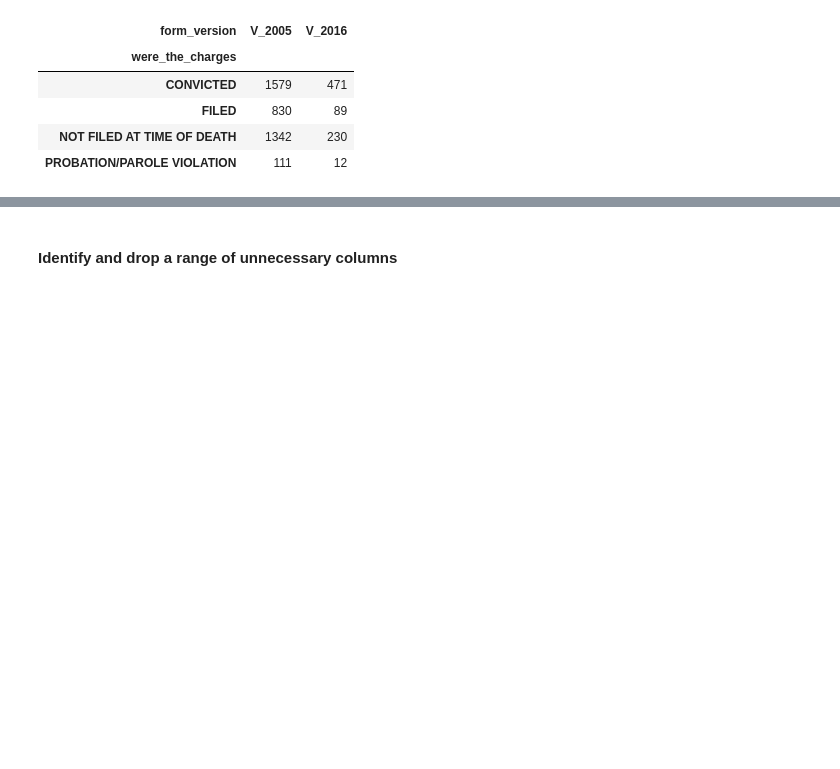
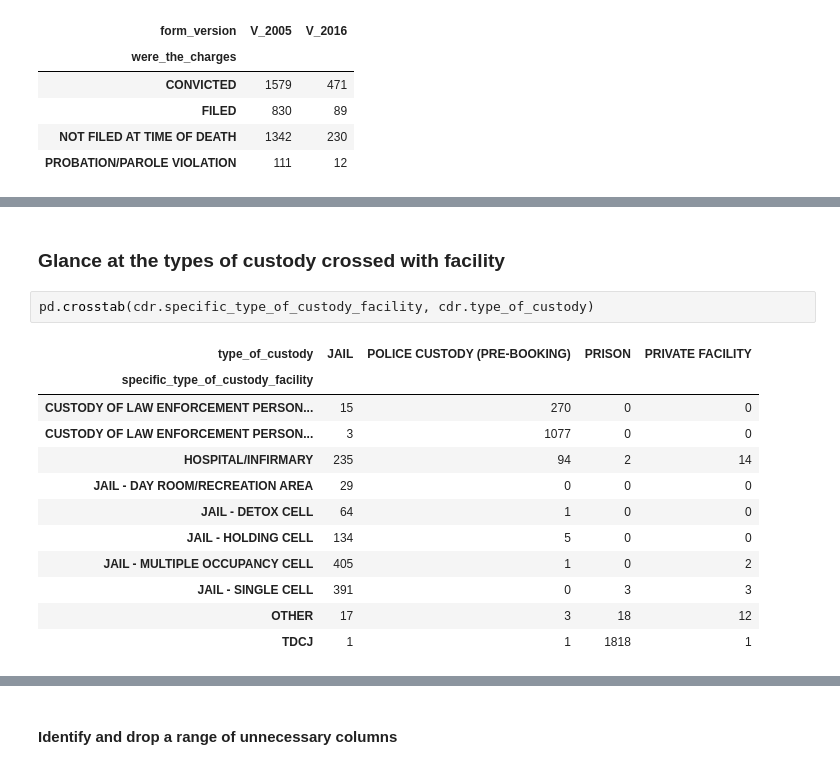
Before and after one commit to texas-justice-initiative/data-processing, a Jupyter notebook: data_cleaning/clean_cdr.ipynb, the cells around one changed output, grey strips where cells are left out. Drawn from its saved outputs; the diff is of its cells as text; blank space fills up the shorter version.

```diff
--- a/data_cleaning/clean_cdr.ipynb
+++ b/data_cleaning/clean_cdr.ipynb
@@ -582,0 +679,17 @@ pd.crosstab(cdr['were_the_charges'], cdr.form_version)
+# %% [markdown]
+### Glance at the types of custody crossed with facility
+# %%
+pd.crosstab(cdr.specific_type_of_custody_facility, cdr.type_of_custody)
+# %% [output]
+| type_of_custody | JAIL | POLICE CUSTODY (PRE-BOOKING) | PRISON | PRIVATE FACILITY |
+| specific_type_of_custody_facility |  |  |  |  |
+| CUSTODY OF LAW ENFORCEMENT PERSON... | 15 | 270 | 0 | 0 |
+| CUSTODY OF LAW ENFORCEMENT PERSON... | 3 | 1077 | 0 | 0 |
+| HOSPITAL/INFIRMARY | 235 | 94 | 2 | 14 |
+| JAIL - DAY ROOM/RECREATION AREA | 29 | 0 | 0 | 0 |
+| JAIL - DETOX CELL | 64 | 1 | 0 | 0 |
+| JAIL - HOLDING CELL | 134 | 5 | 0 | 0 |
+| JAIL - MULTIPLE OCCUPANCY CELL | 405 | 1 | 0 | 2 |
+| JAIL - SINGLE CELL | 391 | 0 | 3 | 3 |
+| OTHER | 17 | 3 | 18 | 12 |
+| TDCJ | 1 | 1 | 1818 | 1 |
```
Also changed, not shown: parts of 54 cells of this notebook, 1 other file.
